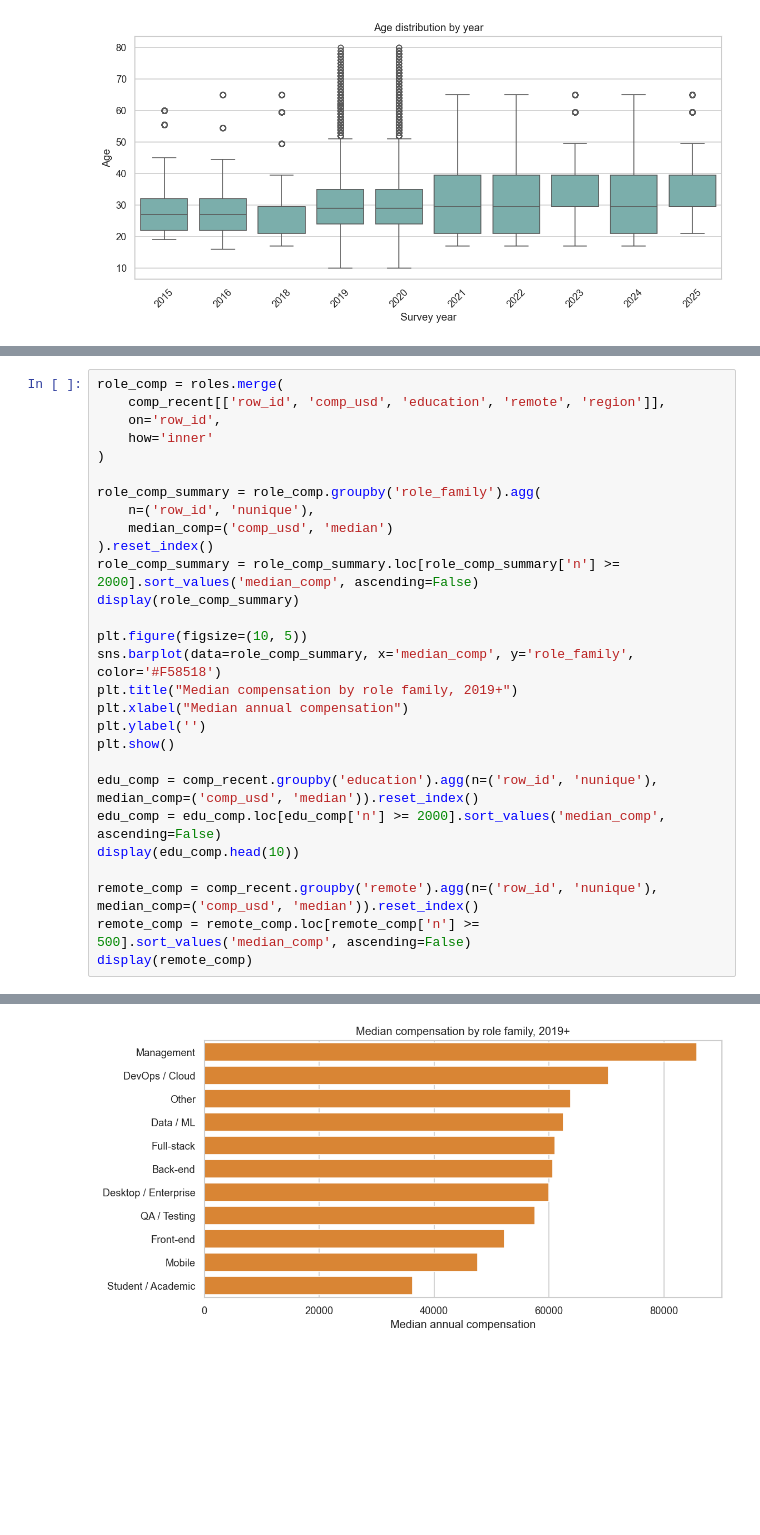
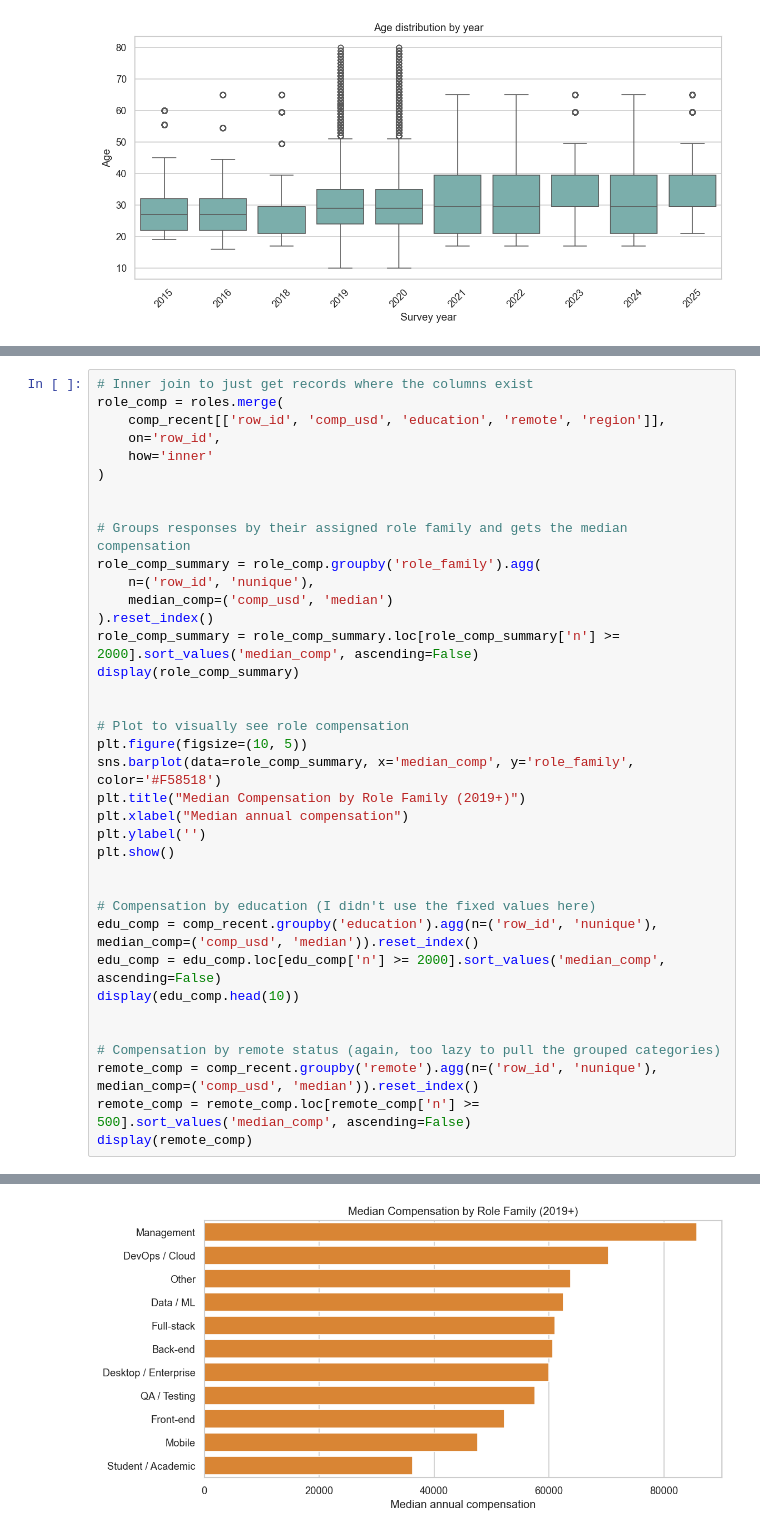
Before and after one commit to Jdrice72901/DSBA-6211-Stack-overflow-Survey-Analysis, a Jupyter notebook: notebooks/EDA.ipynb, the cells around one changed output, grey strips where cells are left out. Cells and saved outputs as stored; diff of their text form; blank space fills up the shorter version.

```diff
--- a/notebooks/EDA.ipynb
+++ b/notebooks/EDA.ipynb
@@ -1237,47 +1272,56 @@ plt.show()
 | 40 | 2025 | Oceania | 651 | 96979.0 |
 [figure]
 # %%
+# Inner join to just get records where the columns exist
 role_comp = roles.merge(
     comp_recent[['row_id', 'comp_usd', 'education', 'remote', 'region']],
     on='row_id',
     how='inner'
 )
 
+
+# Groups responses by their assigned role family and gets the median compensation
 role_comp_summary = role_comp.groupby('role_family').agg(
     n=('row_id', 'nunique'),
     median_comp=('comp_usd', 'median')
 ).reset_index()
 role_comp_summary = role_comp_summary.loc[role_comp_summary['n'] >= 2000].sort_values('median_comp', ascending=False)
 display(role_comp_summary)
 
+
+# Plot to visually see role compensation
 plt.figure(figsize=(10, 5))
 sns.barplot(data=role_comp_summary, x='median_comp', y='role_family', color='#F58518')
-plt.title("Median compensation by role family, 2019+")
+plt.title("Median Compensation by Role Family (2019+)")
 plt.xlabel("Median annual compensation")
 plt.ylabel('')
 plt.show()
 
+
+# Compensation by education (I didn't use the fixed values here)
 edu_comp = comp_recent.groupby('education').agg(n=('row_id', 'nunique'), median_comp=('comp_usd', 'median')).reset_index()
 edu_comp = edu_comp.loc[edu_comp['n'] >= 2000].sort_values('median_comp', ascending=False)
 display(edu_comp.head(10))
 
+
+# Compensation by remote status (again, too lazy to pull the grouped categories)
 remote_comp = comp_recent.groupby('remote').agg(n=('row_id', 'nunique'), median_comp=('comp_usd', 'median')).reset_index()
 remote_comp = remote_comp.loc[remote_comp['n'] >= 500].sort_values('median_comp', ascending=False)
 display(remote_comp)
 # %% [output]
 |  | role_family | n | median_comp |
 | 6 | Management | 19860 | 85788.0 |
 | 3 | DevOps / Cloud | 32916 | 70380.0 |
 | 8 | Other | 39190 | 63808.0 |
 | 1 | Data / ML | 36195 | 62500.0 |
 | 5 | Full-stack | 120178 | 61071.0 |
 | 0 | Back-end | 100252 | 60696.0 |
 | 2 | Desktop / Enterprise | 36426 | 60000.0 |
 | 9 | QA / Testing | 11077 | 57573.0 |
 | 4 | Front-end | 56386 | 52186.0 |
 | 7 | Mobile | 28829 | 47563.0 |
 | 10 | Student / Academic | 14861 | 36265.0 |
-[figure, old version]
+[figure, new version]
 |  | education | n | median_comp |
 | 11 | Professional degree (JD, MD, Ph.D... | 3394 | 85925.0 |
 | 9 | Other doctoral degree (Ph.D., Ed.... | 2759 | 81666.0 |
```
Also changed, not shown: parts of 27 cells of this notebook, 1 other file.
